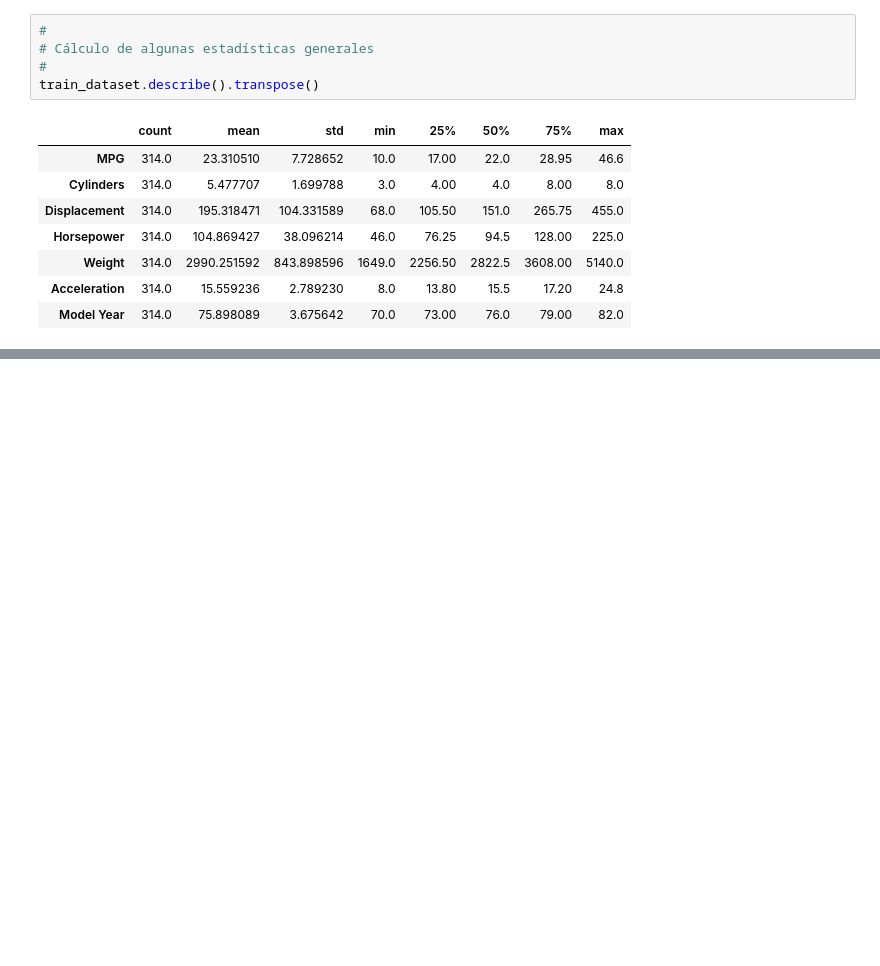
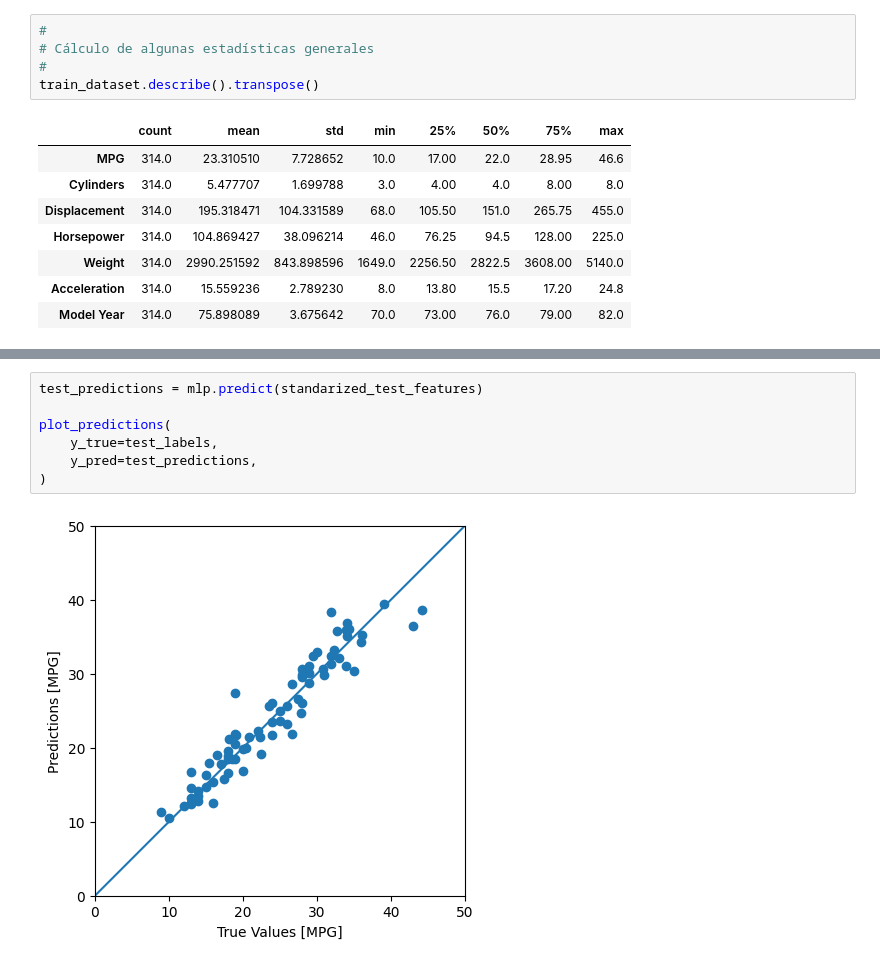
Before and after one commit to classroom-fundamentos-de-analitica/taller-presencial-11-regresion-basica-KevinGuio, a Jupyter notebook: notebook.ipynb, the cells around one changed output, grey strips where cells are left out. Saved outputs shown, nothing was run; the diff lists cells and outputs as text; blank space fills up the shorter version.

```diff
--- a/notebook.ipynb
+++ b/notebook.ipynb
@@ -132,0 +401,9 @@ train_dataset.describe().transpose()
+# %%
+test_predictions = mlp.predict(standarized_test_features)
+
+plot_predictions(
+    y_true=test_labels,
+    y_pred=test_predictions,
+)
+# %% [output]
+[figure, added]
```
Also changed, not shown: parts of 26 cells of this notebook.
